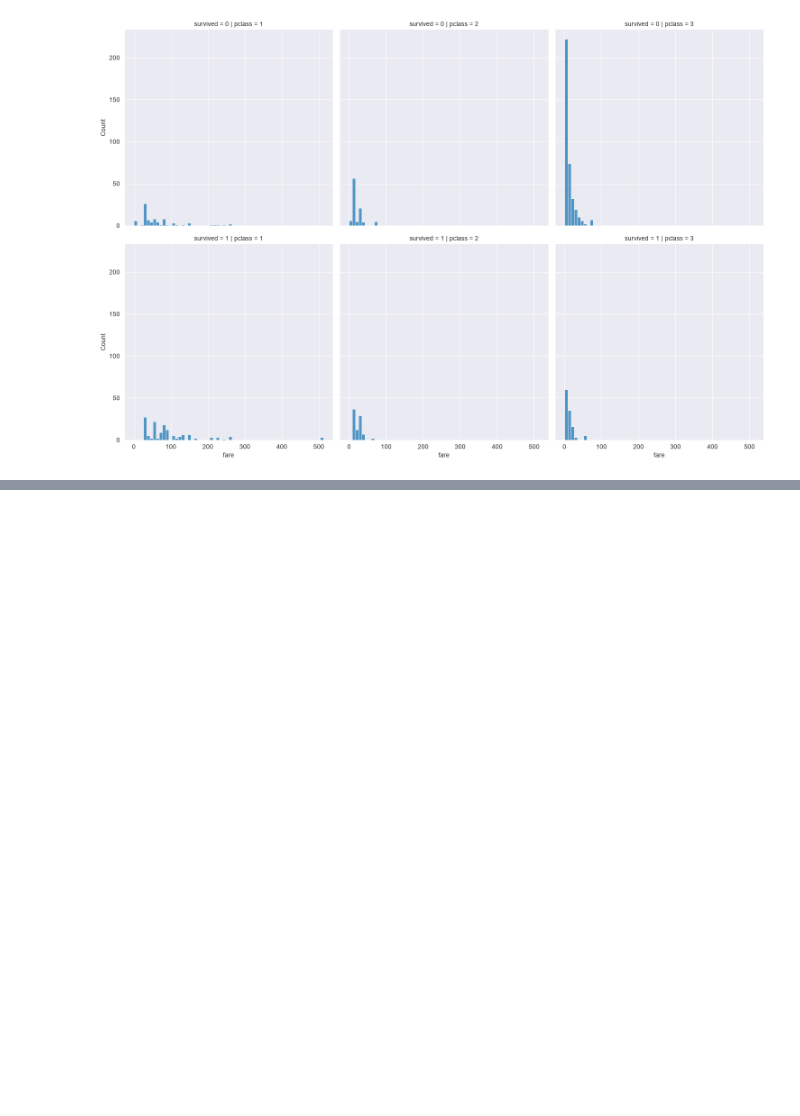
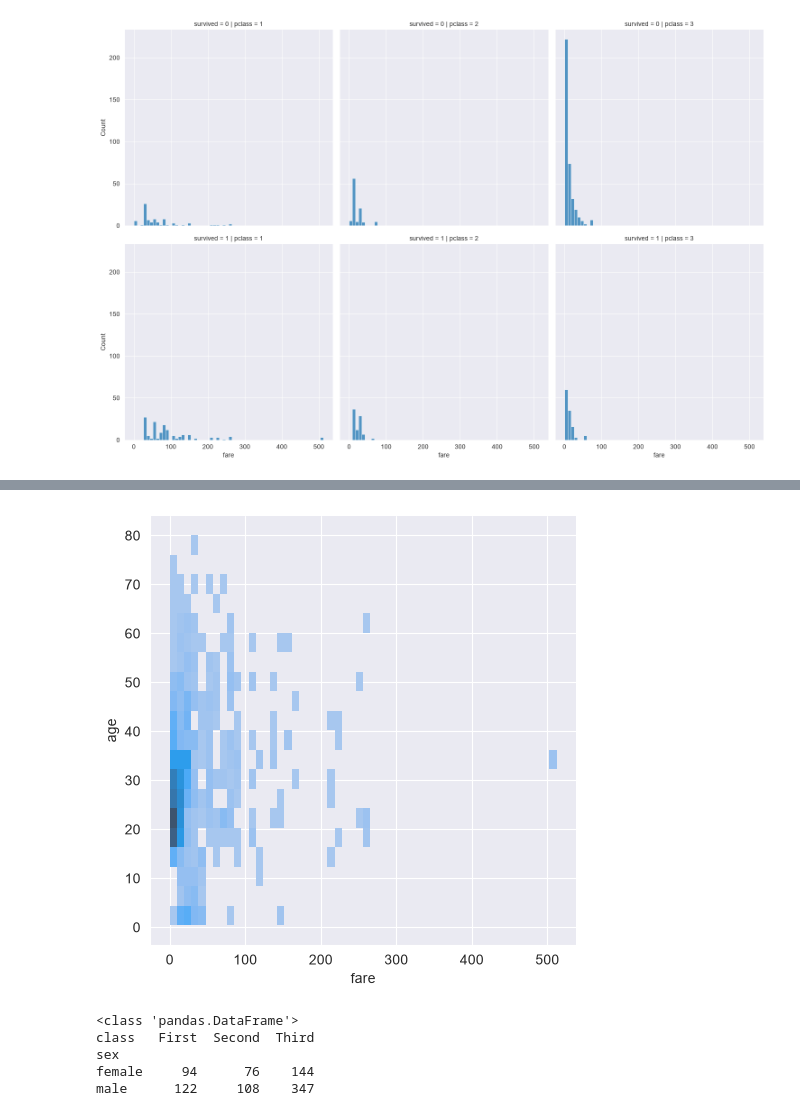
Before and after one commit to ChaeYeongJi/18_data_analytics, a Jupyter notebook: 02_seaborn.ipynb, the cells around one changed output, grey strips where cells are left out. Cells and saved outputs as stored; diff of their text form; code cells hidden in the pictures; blank space fills up the shorter version.

```diff
--- a/02_seaborn.ipynb
+++ b/02_seaborn.ipynb
@@ -211,0 +235,34 @@ plt.show()
+# %%
+sns.displot(
+    x='fare',
+    y='age',
+    data=titanic,
+    kind='hist',
+)
+
+plt.show()
+# %% [output]
+[figure, added]
+# %%
+import matplotlib.pyplot as plt
+import seaborn as sns
+
+titanic = sns.load_dataset('titanic')
+
+sns.set_style('darkgrid')
+
+table = titanic.pivot_table(
+    index=['sex'],
+    columns=['class'],
+    aggfunc='size',     # 집계 함수
+    observed=False
+)
+
+print(type(table))
+print(table)
+# %% [output]
+<class 'pandas.DataFrame'>
+class   First  Second  Third
+sex
+female     94      76    144
+male      122     108    347
```
Also changed, not shown: parts of 4 cells of this notebook.
